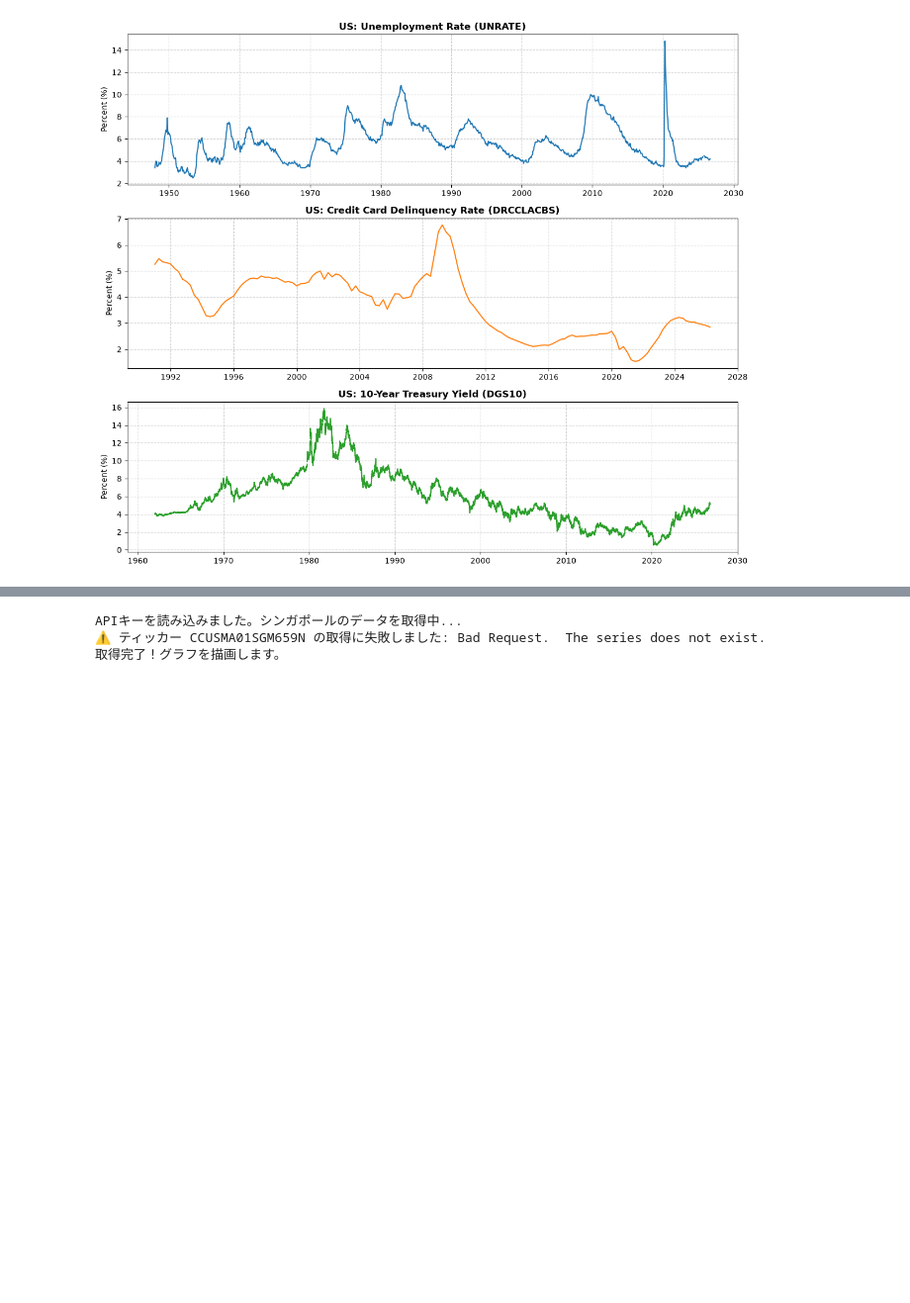
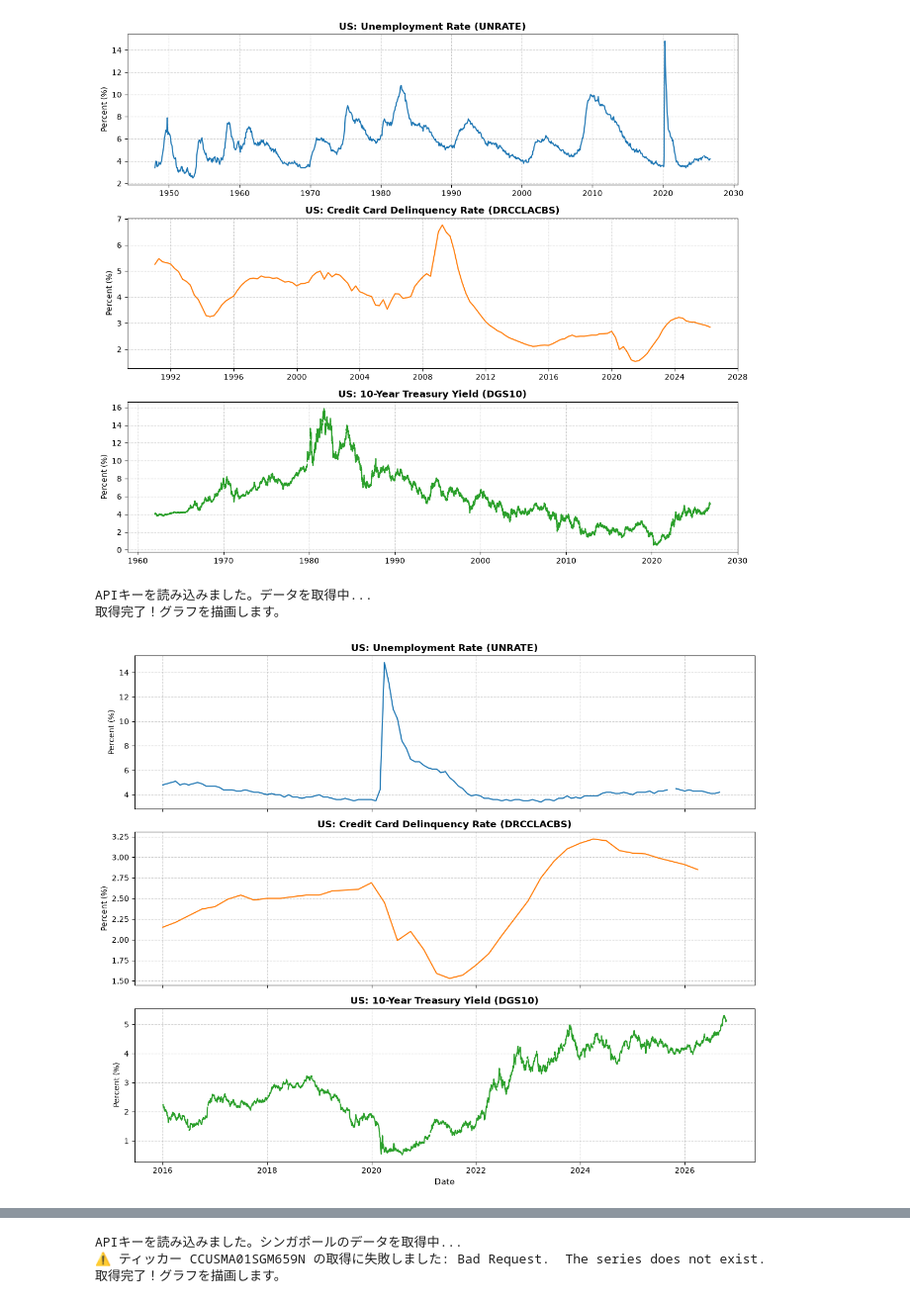
Before and after one commit to mrsmmori1234/notebooks_rep, a Jupyter notebook: notebooks/macro_data_plot.ipynb, the cells around one changed output, grey strips where cells are left out. Shown at 99% size. Saved outputs shown, nothing was run; the diff lists cells and outputs as text; code cells hidden in the pictures; blank space fills up the shorter version.

```diff
--- a/notebooks/macro_data_plot.ipynb
+++ b/notebooks/macro_data_plot.ipynb
@@ -48,3 +48,59 @@ else:
 APIキーを読み込みました。データを取得中...
 取得完了！グラフを描画します。
 [figure]
+# %%
+import os
+from fredapi import Fred
+import matplotlib.pyplot as plt
+
+# 環境変数からAPIキーを取得
+api_key = os.environ.get('FRED_API_KEY')
+
+if not api_key:
+    print("⚠️ エラー: 'FRED_API_KEY' が環境変数に見つかりません。")
+    print("Jupyter Labを起動しているターミナルで `export FRED_API_KEY='あなたのキー'` を実行するか、カーネルを再起動してください。")
+else:
+    print("APIキーを読み込みました。データを取得中...")
+
+    try:
+        fred = Fred(api_key=api_key)
+
+        # 取得したい指標の定義（辞書形式で名前とティッカーを管理）
+        us_indicators = {
+            'Unemployment Rate (UNRATE)': 'UNRATE',
+            'Credit Card Delinquency Rate (DRCCLACBS)': 'DRCCLACBS',
+            '10-Year Treasury Yield (DGS10)': 'DGS10'
+        }
+
+        # データの取得と直近10年への絞り込み（オプション）
+        data = {}
+        for name, ticker in us_indicators.items():
+            series = fred.get_series(ticker)
+            # 直近のトレンドを見やすくするため、2016年以降に絞る（全期間見たい場合はこの行をコメントアウト）
+            series = series.loc['2016-01-01':]
+            data[name] = series
+
+        print("取得完了！グラフを描画します。")
+
+        # グラフ描画（3段のサブプロット / sharex=Trueで軸を連動）
+        fig, axes = plt.subplots(3, 1, figsize=(12, 10), sharex=True)
+        colors = ['#1f77b4', '#ff7f0e', '#2ca02c']
+
+        for i, (name, series) in enumerate(data.items()):
+            axes[i].plot(series.index, series.values, color=colors[i], lw=1.5)
+            axes[i].set_title(f'US: {name}', fontsize=12, fontweight='bold')
+            axes[i].set_ylabel('Percent (%)')
+            axes[i].grid(True, linestyle='--', alpha=0.6)
+
+        # 最下層のグラフにだけX軸のラベルを明確にする
+        axes[-1].set_xlabel('Date', fontsize=11)
+
+        plt.tight_layout()
+        plt.show()
+
+    except Exception as e:
+        print(f"⚠️ データ取得または描画中にエラーが発生しました: {e}")
+# %% [output]
+APIキーを読み込みました。データを取得中...
+取得完了！グラフを描画します。
+[figure, added]
```
Also changed, not shown: parts of 4 cells of this notebook, 3 other files.
